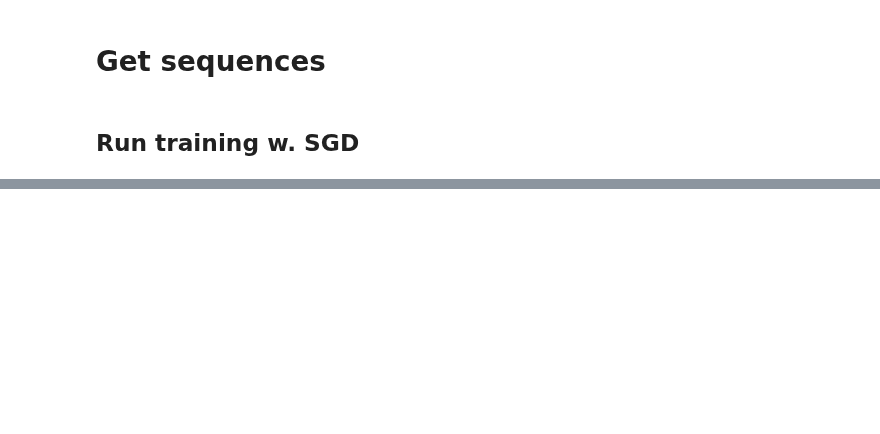
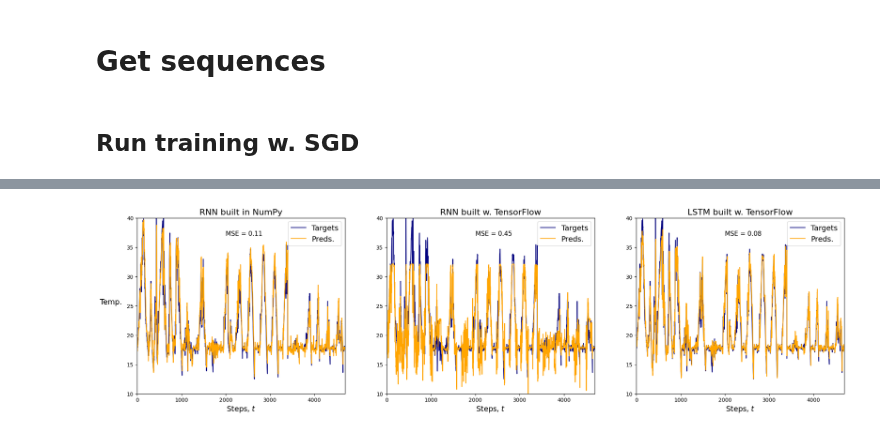
Before and after one commit to oStglnd/rise-gh, a Jupyter notebook: nn_models/data_test.ipynb, the cells around one changed output, grey strips where cells are left out. Cells and saved outputs as stored; diff of their text form; code cells hidden in the pictures; blank space fills up the shorter version.

```diff
--- a/nn_models/data_test.ipynb
+++ b/nn_models/data_test.ipynb
@@ -372,0 +489,42 @@ test_loss
+# %%
+mean = col_params[('temperatures', 'TA01_GT10X_GM10X')]['mean']
+std = col_params[('temperatures', 'TA01_GT10X_GM10X')]['std']
+# %%
+fig, (ax1, ax2, ax3) = plt.subplots(1, 3)
+fig.set_size_inches(24, 6)
+
+#fig.suptitle('Autoregressive prediction comparison, Vanilla RNN', fontsize=18)
+ax1.set_title('RNN built in NumPy', fontsize=16)
+ax2.set_title('RNN built w. TensorFlow', fontsize=16)
+ax3.set_title('LSTM built w. TensorFlow', fontsize=16)
+ax1.set_xlabel('Steps, $t$', fontsize=14)
+ax2.set_xlabel('Steps, $t$', fontsize=14)
+ax3.set_xlabel('Steps, $t$', fontsize=14)
+ax1.set_ylabel('Temp.', labelpad=30, rotation=0, fontsize=14)
+
+ax1.set_xlim(0, len(targets_test))
+ax1.set_ylim(10, 40)
+ax2.set_xlim(0, len(targets_test))
+ax2.set_ylim(10, 40)
+ax3.set_xlim(0, len(targets_test))
+ax3.set_ylim(10, 40)
+
+ax1.plot(targets_test * std - mean, linewidth=1.5, c='navy', label='Targets')
+ax1.plot(np.stack(rnn_preds_simple) * std - mean, linewidth=1.5, c='orange', label='Preds.')
+ax1.annotate('MSE = 0.11', (2000, 37), fontsize=12)
+
+ax2.plot(targets_test * std - mean, linewidth=1.5, c='navy', label='Targets')
+ax2.plot(np.stack(rnn_preds) * std - mean, linewidth=1.5, c='orange', label='Preds.')
+ax2.annotate('MSE = 0.45', (2000, 37), fontsize=12)
+
+ax3.plot(targets_test * std - mean, linewidth=1.5, c='navy', label='Targets')
+ax3.plot(np.stack(lstm_preds) * std - mean, linewidth=1.5, c='orange', label='Preds.')
+ax3.annotate('MSE = 0.08', (2000, 37), fontsize=12)
+
+ax1.legend(loc='upper right', fontsize=14)
+ax2.legend(loc='upper right', fontsize=14)
+ax3.legend(loc='upper right', fontsize=14)
+
+plt.show()
+# %% [output]
+[figure, added]
```
Also changed, not shown: parts of 20 cells of this notebook.
